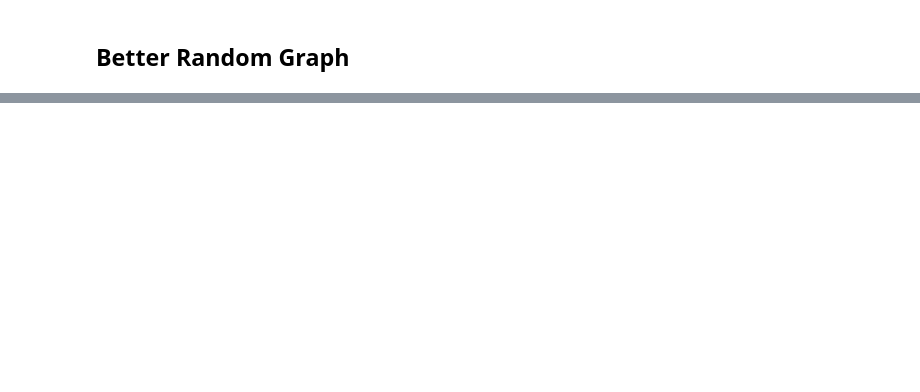
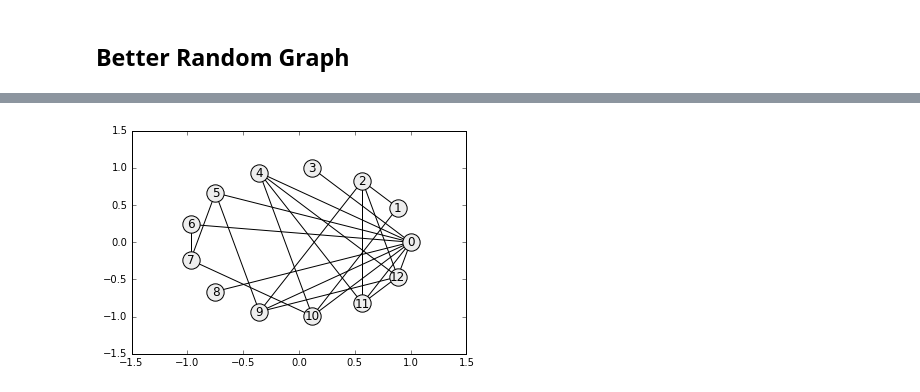
Before and after one commit to arthur-e/cscs-530-w2016, a Jupyter notebook: notebooks/basic-space/004-arthur-network.ipynb, the cells around one changed output, grey strips where cells are left out. Drawn from its saved outputs; the diff is of its cells as text; code cells hidden in the pictures; blank space fills up the shorter version.

Commit message:
Updated my random graph algorithm

```diff
--- a/notebooks/basic-space/004-arthur-network.ipynb
+++ b/notebooks/basic-space/004-arthur-network.ipynb
@@ -115,56 +129,64 @@ nx.draw_networkx(g, pos=g_layout, node_color='#eeeeee')
 # %%
-# Create a new graph
-g = nx.Graph()
-num_steps = 10
+def draw_random_graph(num_steps, max_num_connections):
+    # Create a new graph
+    g = nx.Graph()
 
-# Iterate through time
-for t in range(num_steps):
-    # Draw a random number of nodes to add
-    num_nodes_add = numpy.random.binomial(10, 0.1)
-    num_edges_add = 0
+    # Iterate through time
+    for t in range(num_steps):
+        # Draw a random number of nodes to add
+        num_nodes_add = numpy.random.binomial(10, 0.1)
+        num_edges_add = 0
 
-    # Iterate through nodes to add; counting from last node ID
-    for new_node_number in range(g.number_of_nodes(), g.number_of_nodes() + num_nodes_add):
+        # Initially, the only node connected to the root is itself
+        nodes_connected_to_root = [0]
 
-        # Sample number of edges
-        num_edges_per_node = numpy.random.binomial(g.number_of_nodes(), 0.3)
-        num_edges_add += num_edges_per_node
+        # Iterate through nodes to add; counting from last node ID
+        for new_node_number in range(g.number_of_nodes(), g.number_of_nodes() + num_nodes_add):
 
-        # New edges are determined randomly based on previously extant nodes
-        nodes_to_connect = numpy.random.choice(list(range(g.number_of_nodes() + 1)), num_edges_per_node)
+            # Sample number of edges
+            num_edges_per_node = numpy.random.binomial(g.number_of_nodes(), 0.3)
+            num_edges_add += num_edges_per_node
 
-        nodes_to_connect = [n for n in nodes_to_connect if n != new_node_number]
+            # New edges are determined randomly based on previously extant nodes
+            nodes_to_connect = numpy.random.choice(list(range(g.number_of_nodes() + 1)), num_edges_per_node)
 
-        #FIXME Sometimes fails because "NetworkXError: The node X is not in the graph."
-        nodes_to_connect = [n for n in nodes_to_connect if len(g.neighbors(n)) < 3]
+            # Filter out the number of the newest node (cannot connect to self)
+            nodes_to_connect = [n for n in nodes_to_connect if n != new_node_number]
 
-        # If no new connection is connected to the root node (1), then
-        #  randomly connect to a root-connected node
-        if g.number_of_nodes() > 1:
-            if len(set(nodes_to_connect).intersection(nodes_connected_to_root)) == 0:
-                nodes_to_connect.extend(numpy.random.choice(list(nodes_connected_to_root), 1))
+            # If no new connection is connected to the root node (1), then
+            #  randomly connect to a root-connected node
+            if g.number_of_nodes() > 1:
+                if len(set(nodes_to_connect).intersection(nodes_connected_to_root)) == 0:
+                    nodes_to_connect.extend(numpy.random.choice(list(nodes_connected_to_root), 1))
 
-        # Create edges to previously extant nodes
-        g.add_edges_from([(new_node_number, x) for x in nodes_to_connect])
+            # Filter out those nodes that have more than the upper limit of connections
+            nodes_to_connect = [n for n in nodes_to_connect if len(g.neighbors(n)) < max_num_connections]
 
-        # Add this node; note that it is connected to the root
-        g.add_node(new_node_number)
-        nodes_connected_to_root.add(new_node_number)
+            # Create edges to previously extant nodes
+            g.add_edges_from([(new_node_number, x) for x in nodes_to_connect])
 
-        print((g.number_of_nodes(), g.number_of_edges()))
+            # Add this node; note that it is connected to the root
+            g.add_node(new_node_number)
+            nodes_connected_to_root.append(new_node_number)
 
-# If any of the nodes are unconnected...
-if 0 in map(len, [g.neighbors(n) for n in g.nodes()]):
-    unconnected_nodes = [n for n in g.nodes() if len(g.neighbors(n)) == 0]
+            #print((g.number_of_nodes(), g.number_of_edges()))
 
-    if g.number_of_edges() > 0:
-        for unconnected_node in unconnected_nodes:
-            new_connection_num = numpy.random.choice([
-                    n for n in list(range(g.number_of_nodes())) if n not in unconnected_nodes
-                ], 1)
+    # If any of the nodes remain unconnected...
+    if 0 in map(len, [g.neighbors(n) for n in g.nodes()]):
+        unconnected_nodes = [n for n in g.nodes() if len(g.neighbors(n)) == 0]
 
-            g.add_edges_from([(unconnected_node, x) for x in new_connection_num])
+        if g.number_of_edges() > 0:
+            for unconnected_node in unconnected_nodes:
+                new_connection_num = numpy.random.choice([
+                        n for n in list(range(g.number_of_nodes())) if n not in unconnected_nodes
+                    ], 1)
 
-g_layout = nx.circular_layout(g)
-nx.draw_networkx(g, pos=g_layout, node_color='#eeeeee')
+                g.add_edges_from([(unconnected_node, x) for x in new_connection_num])
+
+    g_layout = nx.circular_layout(g)
+    nx.draw_networkx(g, pos=g_layout, node_color='#eeeeee')
+
+interact(draw_random_graph,
+         num_steps=IntSlider(min=5, max=100, value=10),
+         max_num_connections=IntSlider(min=2, max=10, value=3))
 # %% [output]
@@ -177,0 +193 @@ NetworkXError: The node 3 is not in the graph.
+[figure, added]
```
Also changed, not shown: parts of 5 cells of this notebook.
